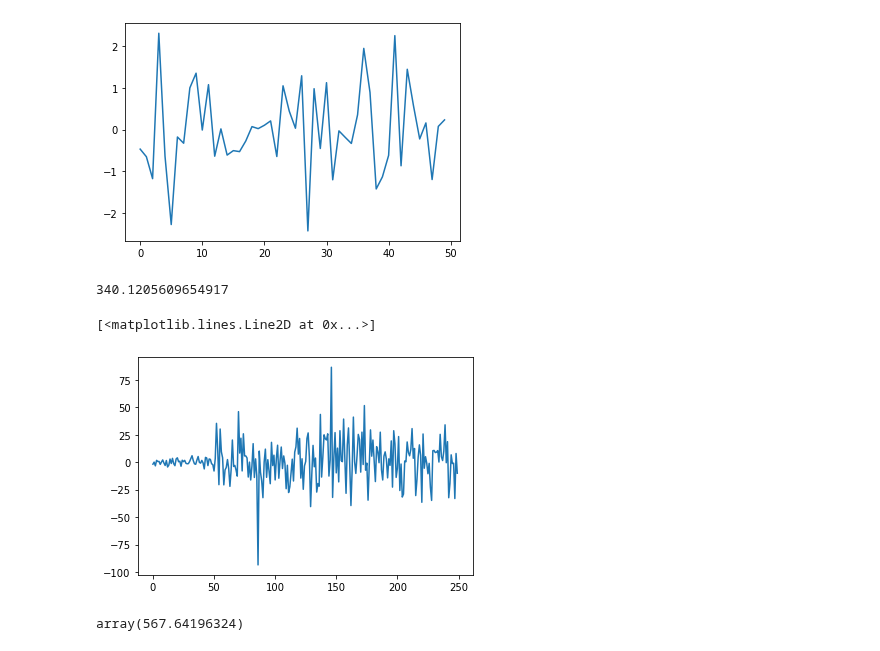
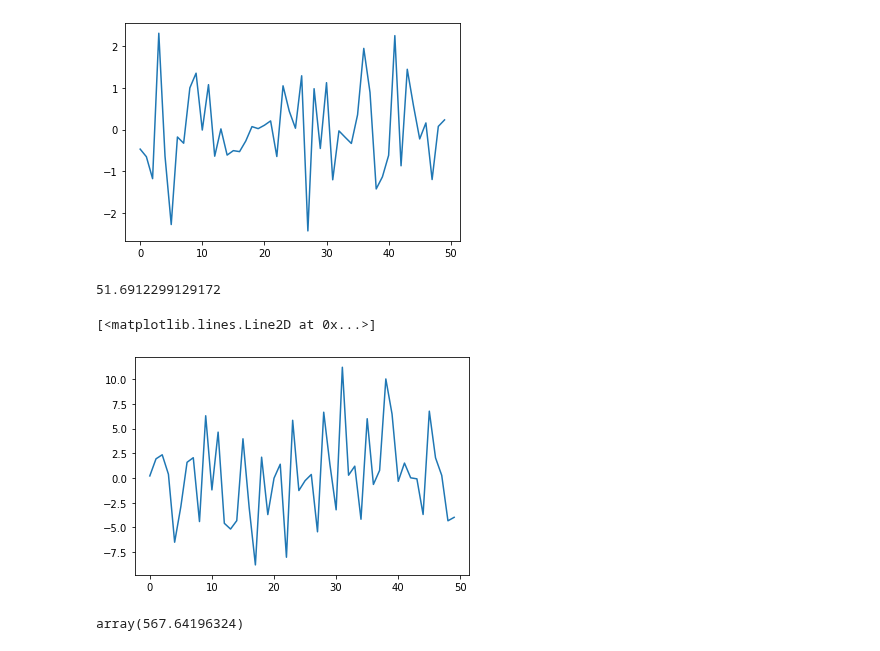
Before and after one commit to glory-99/simulation-based-inference, a Jupyter notebook: model_selection.ipynb, the cells around one changed output. Cells and saved outputs as stored; diff of their text form; code cells hidden in the pictures.

```diff
--- a/model_selection.ipynb
+++ b/model_selection.ipynb
@@ -20,7 +20,7 @@ X = X * np.sqrt(N / np.sum(X**2, axis=0))
 # %%
 np.save('./data/X_rho09_N50_p200', X)
 # %%
-X = np.load('./data/X_rho0_N50_p200.npy')
+X = np.load('./data/X_rho06_N50_p200.npy')
 # %%
 X.T @ X / 50
 # %% [output]
@@ -152,7 +152,7 @@ def train_model_with_generator(model, generator, lr, batch_size, epochs, iter_pe
 # %%
 theta = 0.05
 beta_range = (-3, 3)
-generator = Generator(p, theta, beta_range, N, X, cat_XtY=True)
+generator = Generator(p, theta, beta_range, N, X, cat_XtY=False)
 # %%
 gamma_val, beta_val, Y_val = generator.generate_samples(10000)
 # %%
@@ -163,12 +163,12 @@ np.save('./data/normalize_constant_rho0', np.array([350.]))
 # %%
-np.max(np.abs(Y_val))
+np.max(np.abs(Y_val[:,:50]))
 # %% [output]
-340.1205609654917
+51.6912299129172
 # %%
-plt.plot(Y_val[0,])
+plt.plot(Y_val[2,:50])
 # %% [output]
 [<matplotlib.lines.Line2D at 0x...>]
-[figure, old version]
+[figure, new version]
 # %%
 normalize_c = np.load("normalize_constant.npy")
 normalize_c
```
Also changed, not shown: parts of 6 cells of this notebook, 8 other files.
